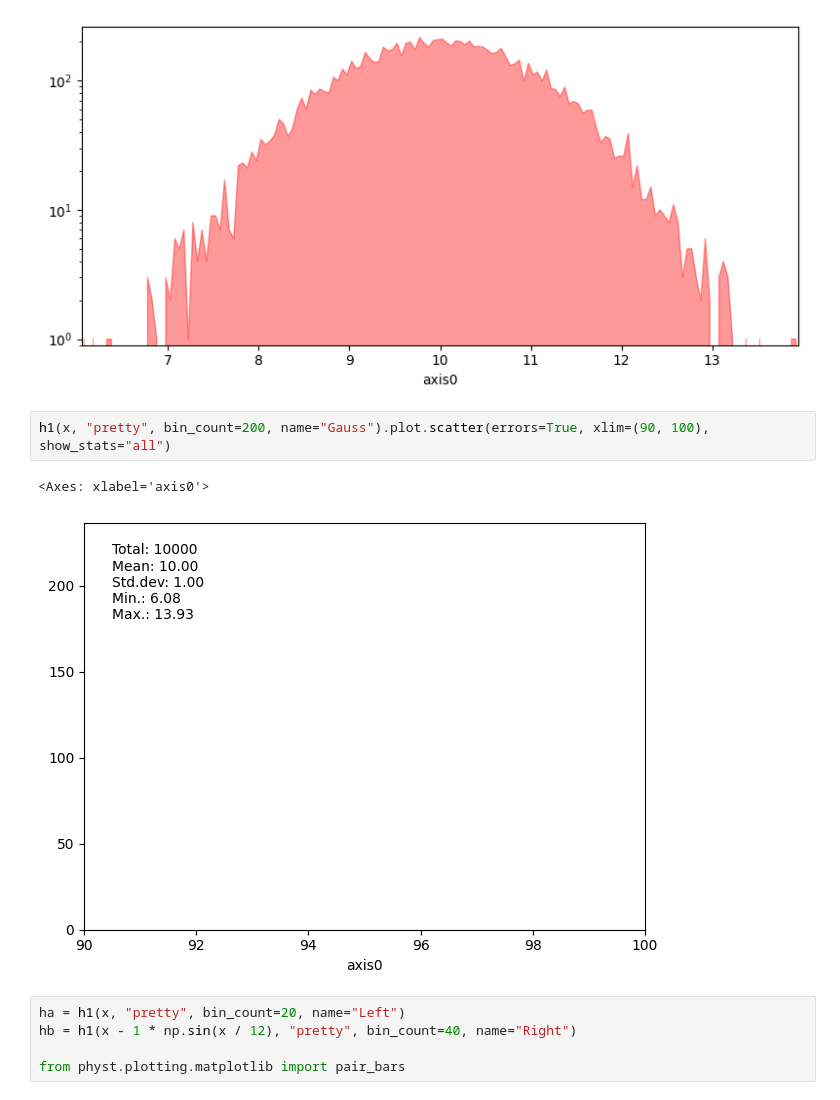
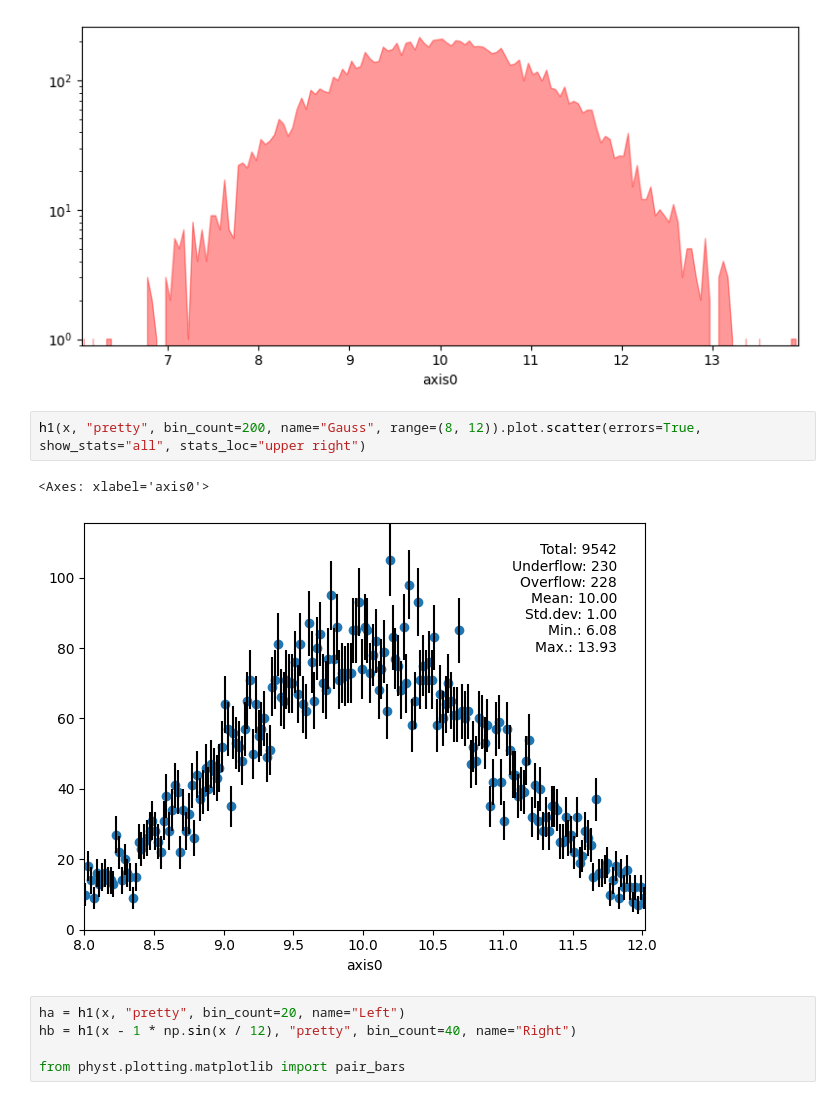
Before and after one commit to janpipek/physt, a Jupyter notebook: doc/plotting.ipynb, the cells around one changed output. Cells and saved outputs as stored; diff of their text form.

Commit message:
stats_loc

```diff
--- a/doc/plotting.ipynb
+++ b/doc/plotting.ipynb
@@ -49,10 +49,10 @@ h1(x, "pretty", bin_count=200, name="Gauss").plot.fill(lw=1, alpha=.4, yscale="l
 [figure]
 [figure]
 # %%
-h1(x, "pretty", bin_count=200, name="Gauss").plot.scatter(errors=True, xlim=(90, 100), show_stats="all")
+h1(x, "pretty", bin_count=200, name="Gauss", range=(8, 12)).plot.scatter(errors=True, show_stats="all", stats_loc="upper right")
 # %% [output]
 <Axes: xlabel='axis0'>
-[figure, old version]
+[figure, new version]
 # %%
 ha = h1(x, "pretty", bin_count=20, name="Left")
 hb = h1(x - 1 * np.sin(x / 12), "pretty", bin_count=40, name="Right")
```
Also changed, not shown: 2 other files.
